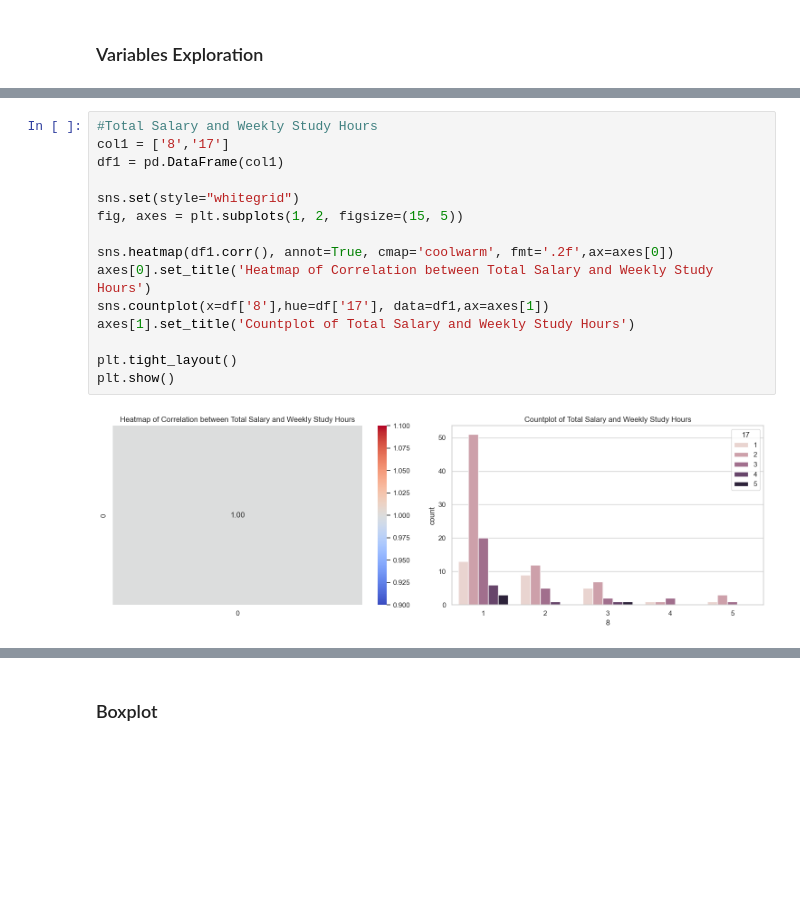
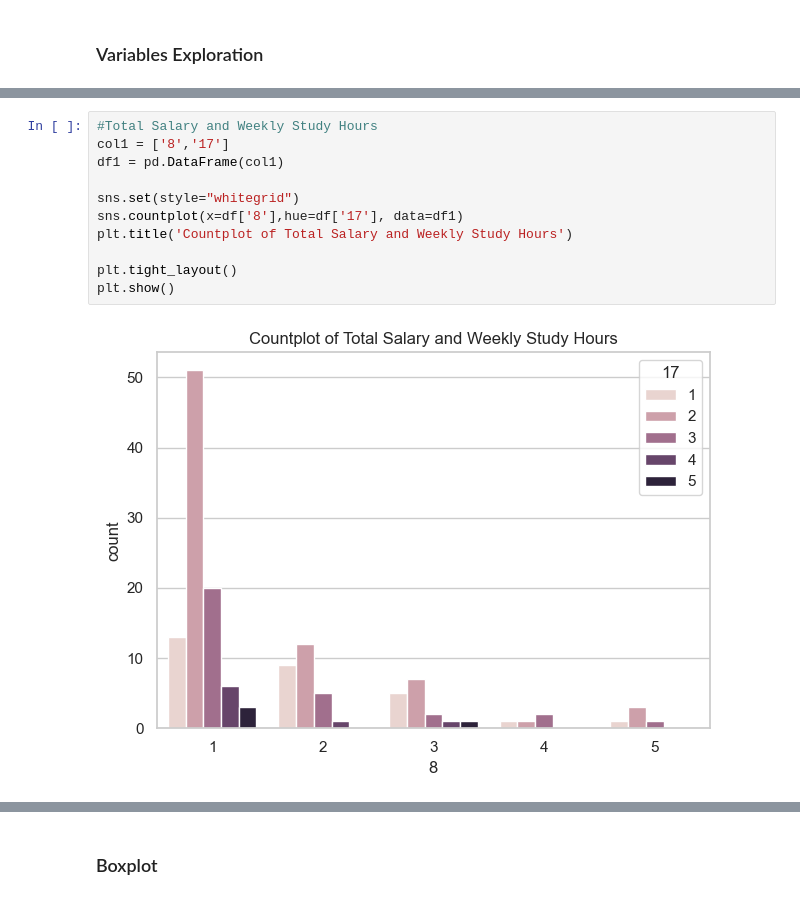
Before and after one commit to waiee/Higher-Education-Students-Performance-Evaluation---Association-Rule-Mining, a Jupyter notebook: test.ipynb, the cells around one changed output, grey strips where cells are left out. Drawn from its saved outputs; the diff is of its cells as text; blank space fills up the shorter version.

```diff
--- a/test.ipynb
+++ b/test.ipynb
@@ -133,20 +141,16 @@ plt.show()
 # %%
 #Total Salary and Weekly Study Hours
 col1 = ['8','17']
 df1 = pd.DataFrame(col1)
 
 sns.set(style="whitegrid")
-fig, axes = plt.subplots(1, 2, figsize=(15, 5))
-
-sns.heatmap(df1.corr(), annot=True, cmap='coolwarm', fmt='.2f',ax=axes[0])
-axes[0].set_title('Heatmap of Correlation between Total Salary and Weekly Study Hours')
-sns.countplot(x=df['8'],hue=df['17'], data=df1,ax=axes[1])
-axes[1].set_title('Countplot of Total Salary and Weekly Study Hours')
+sns.countplot(x=df['8'],hue=df['17'], data=df1)
+plt.title('Countplot of Total Salary and Weekly Study Hours')
 
 plt.tight_layout()
 plt.show()
 # %% [output]
-[figure, old version]
+[figure, new version]
 # %%
 #Partner and Weekly Study Hours
 col1 = ['7','17']
```
Also changed, not shown: parts of 10 cells of this notebook.
